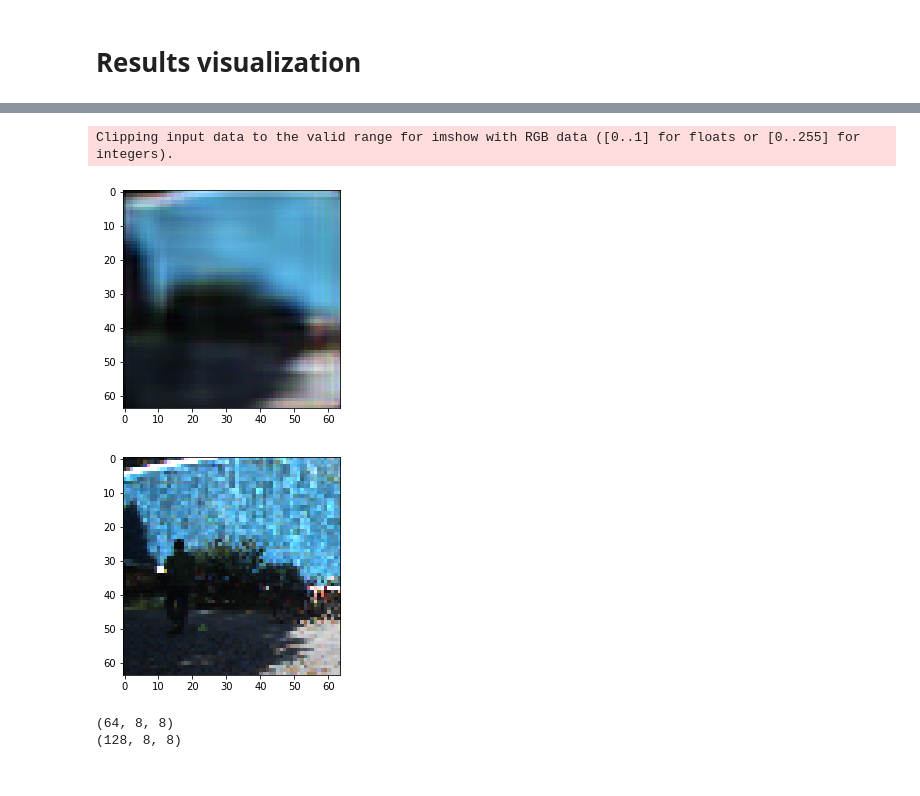
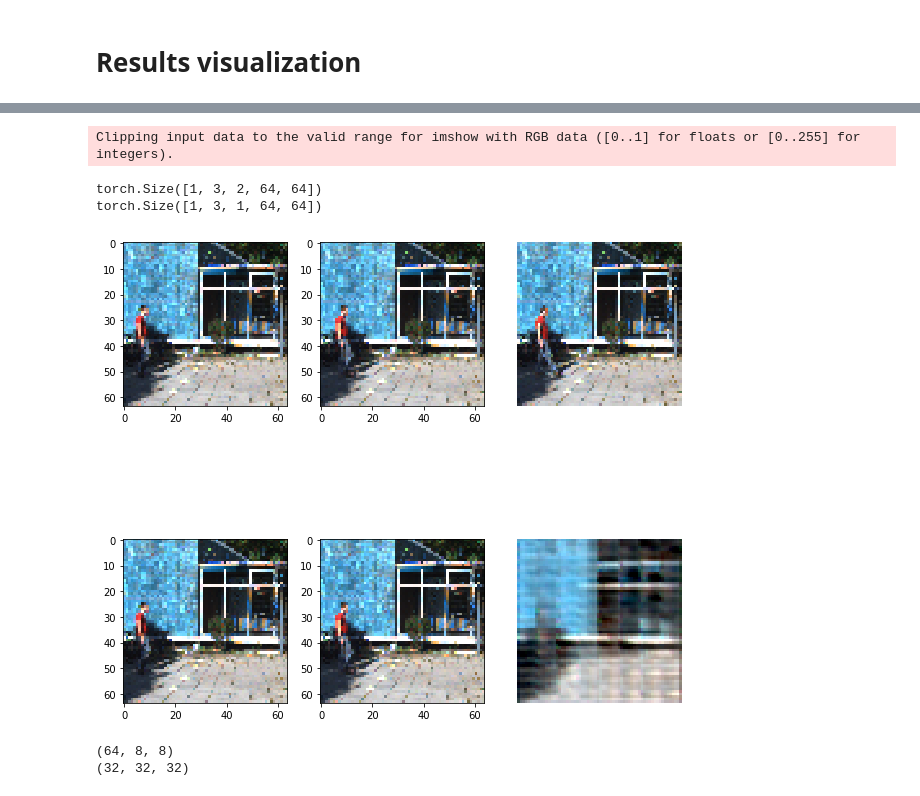
Before and after one commit to APirchner/psychicgan, a Jupyter notebook: basic_training.ipynb, the cells around one changed output, grey strips where cells are left out. Drawn from its saved outputs; the diff is of its cells as text; code cells hidden in the pictures.

Commit message:
Trying out attn w/o skip.

```diff
--- a/basic_training.ipynb
+++ b/basic_training.ipynb
@@ -53,6 +65,12 @@ encoder = encoder.to(device)
 encoder_optim = optim.Adam(encoder.parameters(), betas=(0.9, 0.999))
 
 generator = Generator(frame_dim=64, temporal_target=1, hidden_dim=128,
-                      init_filters=256, attention_at=8, norm=nn.utils.weight_norm)
+                      init_filters=256, attention_at=32, norm=nn.utils.weight_norm)
 generator = generator.to(device)
 generator_optim = optim.Adam(generator.parameters(), betas=(0.5, 0.999))
+
+encoder.apply(weight_init)
+generator.apply(weight_init)
+
+summary(encoder, input_size=(3, frm_in, 64, 64))
+summary(generator, input_size=(128,))
@@ -132,29 +177,48 @@ plt.show()
 # %%
 insamp, outsamp = train_data[0]
 insamp = insamp.unsqueeze(0)
 outsamp = outsamp.unsqueeze(0)
-#print(insamp.shape)
-#print(outsamp.shape)
+print(insamp.shape)
+print(outsamp.shape)
 insamp, outsamp = insamp.to(device), outsamp.to(device)
-hidval, encval_attn = encoder(insamp)
-genval, genval_attn = generator(hidval)
 
-genval = genval.squeeze().permute(1,2,0).detach().numpy()
-outsamp = outsamp.squeeze().permute(1,2,0).numpy()
+with torch.no_grad():
+    hidval, encval_attn = encoder(insamp)
+    genval, genval_attn = generator(hidval)
 
+insamp = insamp.cpu().squeeze().permute(1,2,3,0).numpy()
+genval = genval.cpu().squeeze().permute(1,2,0).detach().numpy()
+outsamp = outsamp.cpu().squeeze().permute(1,2,0).numpy()
+
+plt.figure(figsize=(10, 10))
+# img
+plt.subplot(2, frm_in+frm_out, 1)
+plt.imshow(insamp[0])
+plt.subplot(2, frm_in+frm_out, 2)
+plt.imshow(insamp[1])
+plt.subplot(2, frm_in+frm_out, 3)
+plt.imshow(outsamp)
+plt.axis('off')
+
+# target
+plt.subplot(2, frm_in+frm_out, 4)
+plt.imshow(insamp[0])
+plt.subplot(2, frm_in+frm_out, 5)
+plt.imshow(insamp[1])
+plt.subplot(2, frm_in+frm_out, 6)
 plt.imshow(genval)
+plt.axis('off')
 plt.show()
-plt.imshow(outsamp)
-plt.show()
 # %% [output]
 Clipping input data to the valid range for imshow with RGB data ([0..1] for floats or [0..255] for integers).
+torch.Size([1, 3, 2, 64, 64])
+torch.Size([1, 3, 1, 64, 64])
-[figure, old version]
+[figure, new version]
-[figure, removed]
 # %%
-encval_attn = encval_attn.squeeze().detach().numpy()
-genval_attn = genval_attn.squeeze().detach().numpy()
+encval_attn = encval_attn.cpu().squeeze().detach().numpy()
+genval_attn = genval_attn.cpu().squeeze().detach().numpy()
 print(encval_attn.shape)
 print(genval_attn.shape)
 # %% [output]
 (64, 8, 8)
-(128, 8, 8)
+(32, 32, 32)
```
Also changed, not shown: parts of 12 cells of this notebook, 1 other file.
